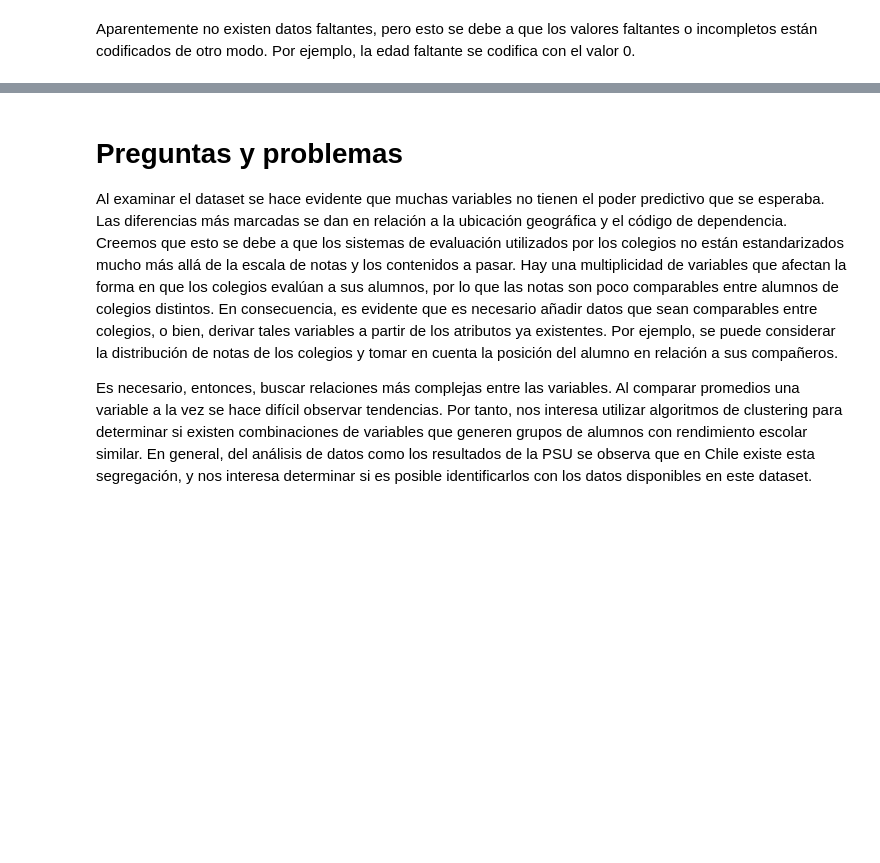
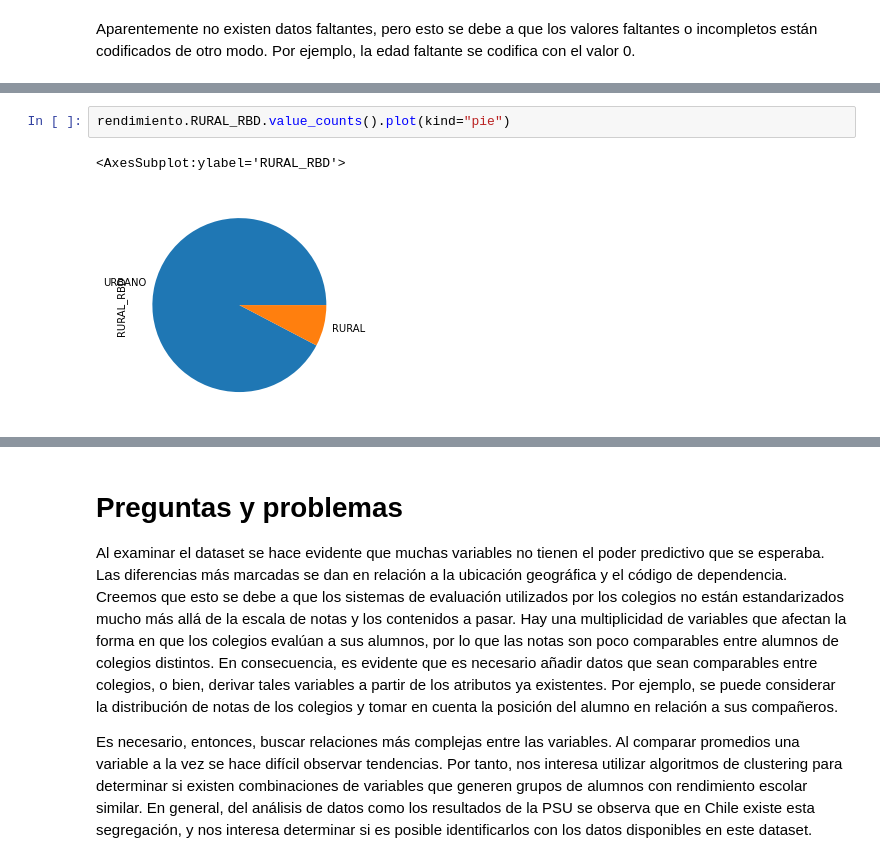
Before and after one commit to zerujio/proyecto-cc5206, a Jupyter notebook: hito_2.ipynb, the cells around one changed output, grey strips where cells are left out. Drawn from its saved outputs; the diff is of its cells as text; blank space fills up the shorter version.

```diff
--- a/hito_2.ipynb
+++ b/hito_2.ipynb
@@ -140,0 +161,5 @@ promedio 0: 115617
+# %%
+rendimiento.RURAL_RBD.value_counts().plot(kind="pie")
+# %% [output]
+<AxesSubplot:ylabel='RURAL_RBD'>
+[figure, added]
```
Also changed, not shown: parts of 45 cells of this notebook.
